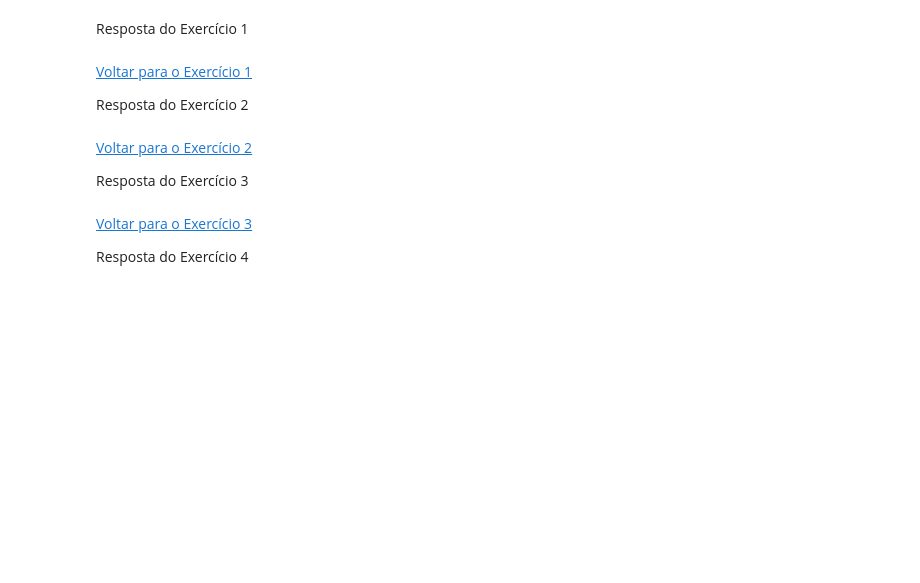
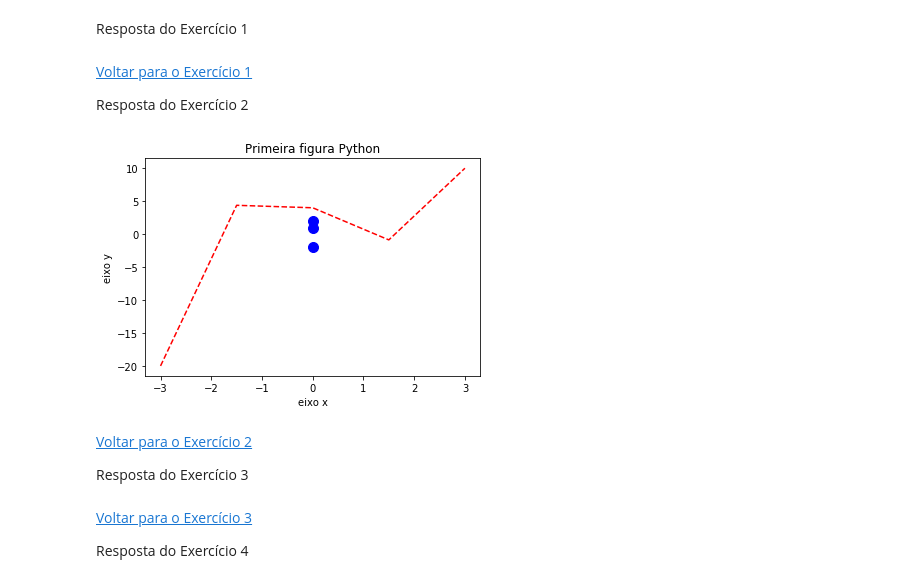
Before and after one commit to j3ffsilva/pucsp-students, a Jupyter notebook: engbio/2oano/2018/aula01/engbio-2018-2oano-a1.ipynb, the cells around one changed output. Saved outputs shown, nothing was run; the diff lists cells and outputs as text; code cells hidden in the pictures; blank space fills up the shorter version.

```diff
--- a/engbio/2oano/2018/aula01/engbio-2018-2oano-a1.ipynb
+++ b/engbio/2oano/2018/aula01/engbio-2018-2oano-a1.ipynb
@@ -210,13 +213,15 @@ print('y para x=2 eh', y)
 
 <a name="ex2answer">Resposta do Exercício 2</a>
 # %%
-x = np.linspace(-3, 3, 100)
+x = np.linspace(-3, 3, 5)
 y = (x + 2) * (x - 1) * (x - 2)
 plt.plot(x, y, 'r--')
-plt.plot([-2, 1, 2], [0, 0, 0], 'bo', markersize=10)
+plt.plot([0, 0, 0], [-2, 1, 2], 'bo', markersize=10)
 plt.xlabel('eixo x')
 plt.ylabel('eixo y')
 plt.title('Primeira figura Python');
+# %% [output]
+[figure, added]
 # %% [markdown]
 <a href="#ex2">Voltar para o Exercício 2</a>
 
```
Also changed, not shown: parts of 3 cells of this notebook, 1 other file.
